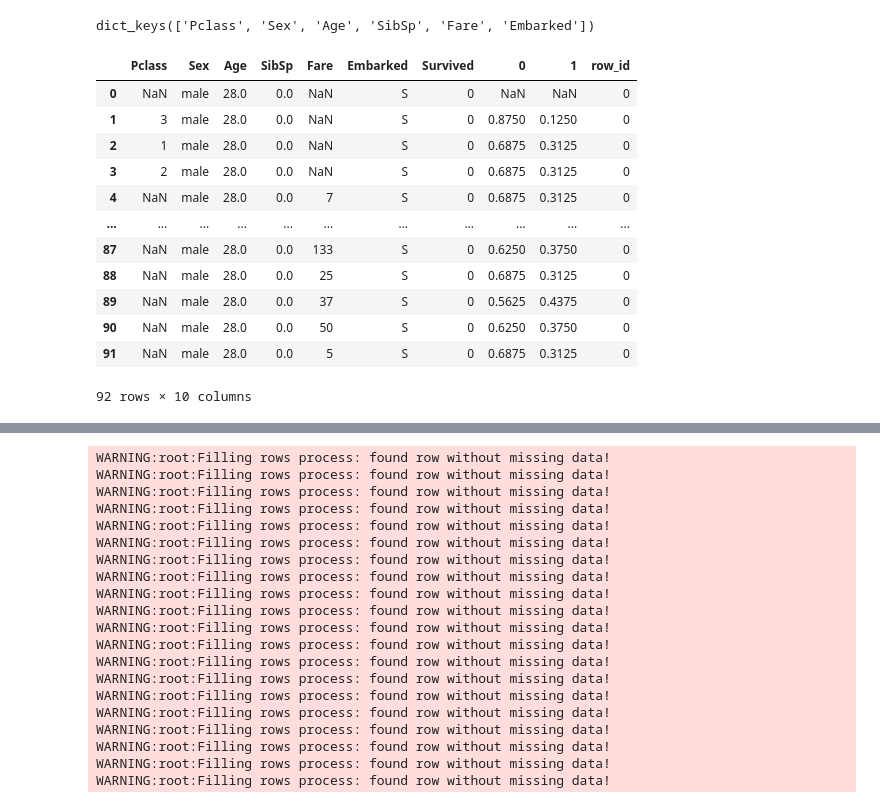
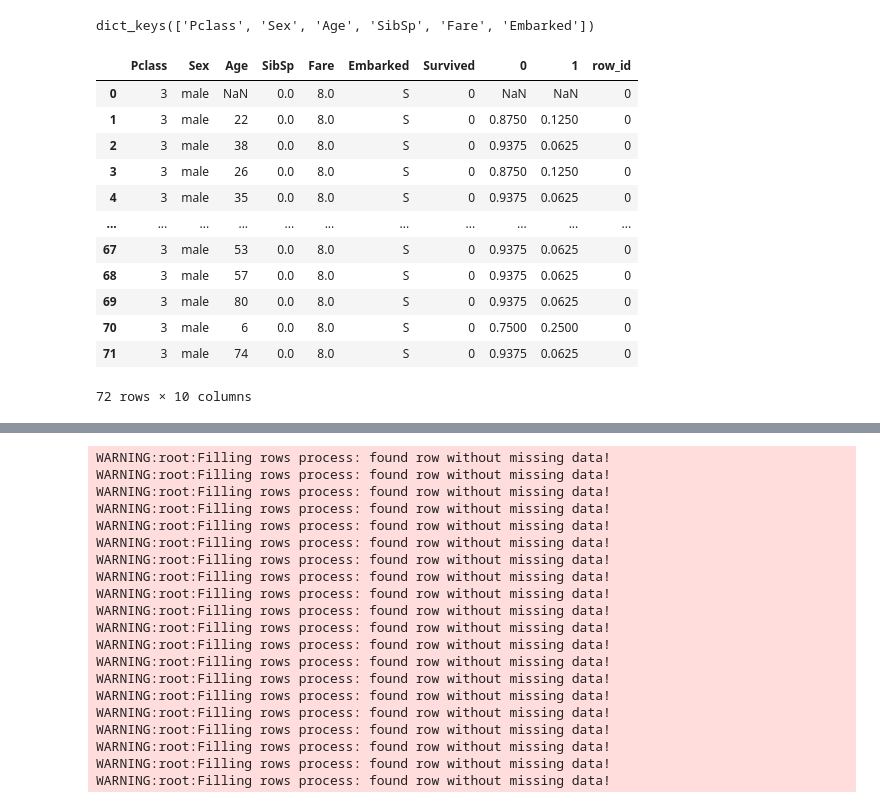
Before and after one commit to ysraell/random-forest-mc-utils, a Jupyter notebook: dev/val-1.1.0.ipynb, the cells around one changed output, grey strips where cells are left out. Cells and saved outputs as stored; diff of their text form; code cells hidden in the pictures.

```diff
--- a/dev/val-1.1.0.ipynb
+++ b/dev/val-1.1.0.ipynb
@@ -103,19 +101,23 @@ df_pred_missings = cls.predictMissingValues(dataset_missing_values.loc[2], dict_
-# %%
-df_pred_missings
-# %% [output]
-|  | Pclass | Sex | Age | SibSp | Fare | Embarked | Survived | 0 | 1 | row_id |
-| 0 | NaN | male | 28.0 | 0.0 | NaN | S | 0 | NaN | NaN | 0 |
-| 1 | 3 | male | 28.0 | 0.0 | NaN | S | 0 | 0.8750 | 0.1250 | 0 |
-| 2 | 1 | male | 28.0 | 0.0 | NaN | S | 0 | 0.6875 | 0.3125 | 0 |
-| 3 | 2 | male | 28.0 | 0.0 | NaN | S | 0 | 0.6875 | 0.3125 | 0 |
-| 4 | NaN | male | 28.0 | 0.0 | 7 | S | 0 | 0.6875 | 0.3125 | 0 |
-| ... | ... | ... | ... | ... | ... | ... | ... | ... | ... | ... |
-| 87 | NaN | male | 28.0 | 0.0 | 133 | S | 0 | 0.6250 | 0.3750 | 0 |
-| 88 | NaN | male | 28.0 | 0.0 | 25 | S | 0 | 0.6875 | 0.3125 | 0 |
-| 89 | NaN | male | 28.0 | 0.0 | 37 | S | 0 | 0.5625 | 0.4375 | 0 |
-| 90 | NaN | male | 28.0 | 0.0 | 50 | S | 0 | 0.6250 | 0.3750 | 0 |
-| 91 | NaN | male | 28.0 | 0.0 | 5 | S | 0 | 0.6875 | 0.3125 | 0 |
-92 rows × 10 columns
+# %%
+for i, row in dataset_missing_values.iterrows():
+    if row.isna().any():
+        break
+df_pred_missings = cls.predictMissingValues(row, dict_values)
+df_pred_missings
+# %% [output]
+|  | Pclass | Sex | Age | SibSp | Fare | Embarked | Survived | 0 | 1 | row_id |
+| 0 | 3 | male | NaN | 0.0 | 8.0 | S | 0 | NaN | NaN | 0 |
+| 1 | 3 | male | 22 | 0.0 | 8.0 | S | 0 | 0.8750 | 0.1250 | 0 |
+| 2 | 3 | male | 38 | 0.0 | 8.0 | S | 0 | 0.9375 | 0.0625 | 0 |
+| 3 | 3 | male | 26 | 0.0 | 8.0 | S | 0 | 0.8750 | 0.1250 | 0 |
+| 4 | 3 | male | 35 | 0.0 | 8.0 | S | 0 | 0.9375 | 0.0625 | 0 |
+| ... | ... | ... | ... | ... | ... | ... | ... | ... | ... | ... |
+| 67 | 3 | male | 53 | 0.0 | 8.0 | S | 0 | 0.9375 | 0.0625 | 0 |
+| 68 | 3 | male | 57 | 0.0 | 8.0 | S | 0 | 0.9375 | 0.0625 | 0 |
+| 69 | 3 | male | 80 | 0.0 | 8.0 | S | 0 | 0.9375 | 0.0625 | 0 |
+| 70 | 3 | male | 6 | 0.0 | 8.0 | S | 0 | 0.7500 | 0.2500 | 0 |
+| 71 | 3 | male | 74 | 0.0 | 8.0 | S | 0 | 0.9375 | 0.0625 | 0 |
+72 rows × 10 columns
 # %%
 df_pred_missings = cls.predictMissingValues(dataset_missing_values.sample(n=2), dict_values)
 df_pred_missings
```
Also changed, not shown: parts of 16 cells of this notebook.
